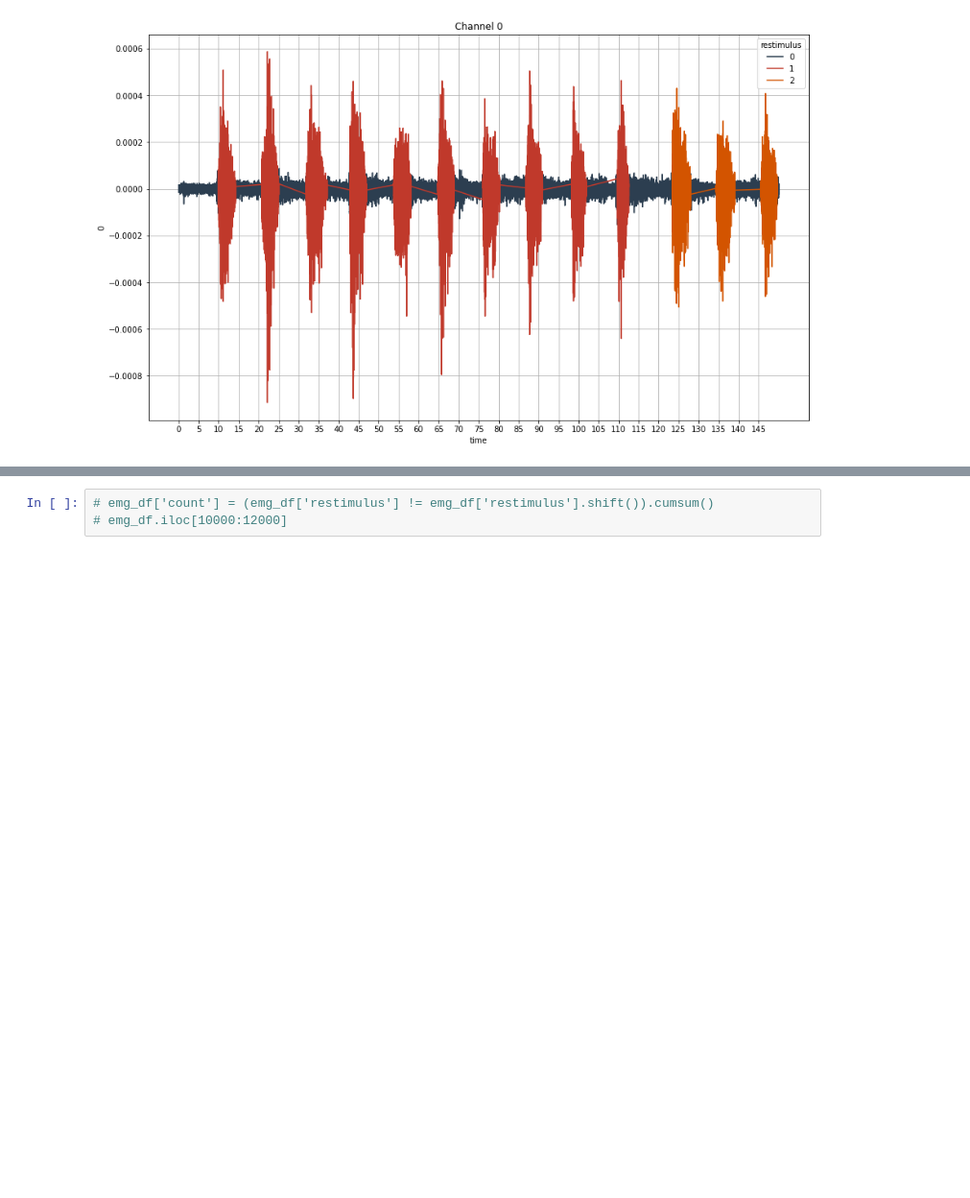
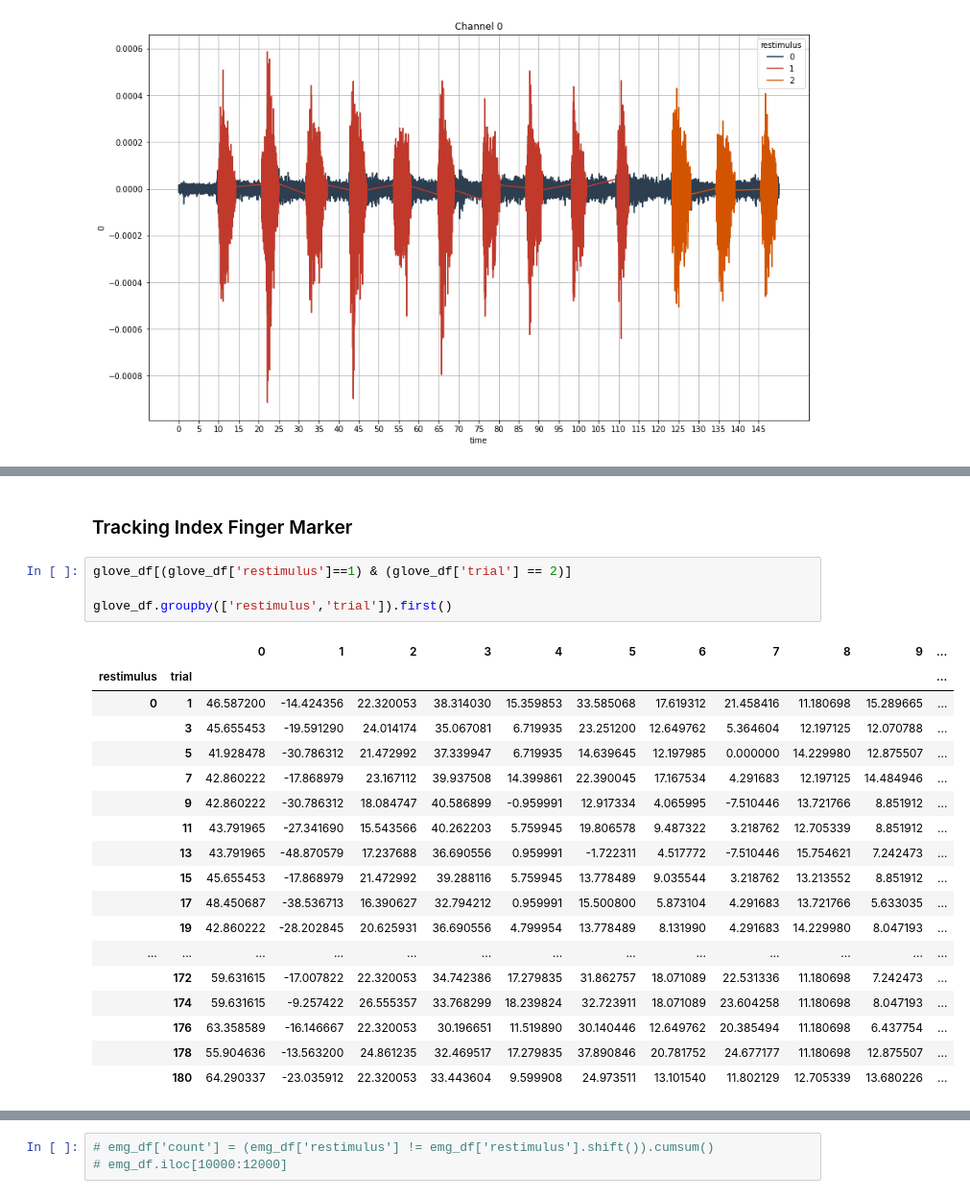
Before and after one commit to tihbe/ninapro_db8, a Jupyter notebook: EDA-NinaPro_DB8.ipynb, the cells around one changed output, grey strips where cells are left out. Shown at 96% size. Saved outputs shown, nothing was run; the diff lists cells and outputs as text; blank space fills up the shorter version.

```diff
--- a/EDA-NinaPro_DB8.ipynb
+++ b/EDA-NinaPro_DB8.ipynb
@@ -442,0 +424,25 @@ for i, repetition in enumerate(range(1,10)):
+# %% [markdown]
+### Tracking Index Finger Marker
+# %%
+glove_df[(glove_df['restimulus']==1) & (glove_df['trial'] == 2)]
+
+glove_df.groupby(['restimulus','trial']).first()
+# %% [output]
+|  |  | 0 | 1 | 2 | 3 | 4 | 5 | 6 | 7 | 8 | 9 | ... |
+| restimulus | trial |  |  |  |  |  |  |  |  |  |  | ... |
+| 0 | 1 | 46.587200 | -14.424356 | 22.320053 | 38.314030 | 15.359853 | 33.585068 | 17.619312 | 21.458416 | 11.180698 | 15.289665 | ... |
+|  | 3 | 45.655453 | -19.591290 | 24.014174 | 35.067081 | 6.719935 | 23.251200 | 12.649762 | 5.364604 | 12.197125 | 12.070788 | ... |
+|  | 5 | 41.928478 | -30.786312 | 21.472992 | 37.339947 | 6.719935 | 14.639645 | 12.197985 | 0.000000 | 14.229980 | 12.875507 | ... |
+|  | 7 | 42.860222 | -17.868979 | 23.167112 | 39.937508 | 14.399861 | 22.390045 | 17.167534 | 4.291683 | 12.197125 | 14.484946 | ... |
+|  | 9 | 42.860222 | -30.786312 | 18.084747 | 40.586899 | -0.959991 | 12.917334 | 4.065995 | -7.510446 | 13.721766 | 8.851912 | ... |
+|  | 11 | 43.791965 | -27.341690 | 15.543566 | 40.262203 | 5.759945 | 19.806578 | 9.487322 | 3.218762 | 12.705339 | 8.851912 | ... |
+|  | 13 | 43.791965 | -48.870579 | 17.237688 | 36.690556 | 0.959991 | -1.722311 | 4.517772 | -7.510446 | 15.754621 | 7.242473 | ... |
+|  | 15 | 45.655453 | -17.868979 | 21.472992 | 39.288116 | 5.759945 | 13.778489 | 9.035544 | 3.218762 | 13.213552 | 8.851912 | ... |
+|  | 17 | 48.450687 | -38.536713 | 16.390627 | 32.794212 | 0.959991 | 15.500800 | 5.873104 | 4.291683 | 13.721766 | 5.633035 | ... |
+|  | 19 | 42.860222 | -28.202845 | 20.625931 | 36.690556 | 4.799954 | 13.778489 | 8.131990 | 4.291683 | 14.229980 | 8.047193 | ... |
+| ... | ... | ... | ... | ... | ... | ... | ... | ... | ... | ... | ... | ... |
+|  | 172 | 59.631615 | -17.007822 | 22.320053 | 34.742386 | 17.279835 | 31.862757 | 18.071089 | 22.531336 | 11.180698 | 7.242473 | ... |
+|  | 174 | 59.631615 | -9.257422 | 26.555357 | 33.768299 | 18.239824 | 32.723911 | 18.071089 | 23.604258 | 11.180698 | 8.047193 | ... |
+|  | 176 | 63.358589 | -16.146667 | 22.320053 | 30.196651 | 11.519890 | 30.140446 | 12.649762 | 20.385494 | 11.180698 | 6.437754 | ... |
+|  | 178 | 55.904636 | -13.563200 | 24.861235 | 32.469517 | 17.279835 | 37.890846 | 20.781752 | 24.677177 | 11.180698 | 12.875507 | ... |
+|  | 180 | 64.290337 | -23.035912 | 22.320053 | 33.443604 | 9.599908 | 24.973511 | 13.101540 | 11.802129 | 12.705339 | 13.680226 | ... |
```
Also changed, not shown: parts of 34 cells of this notebook.
